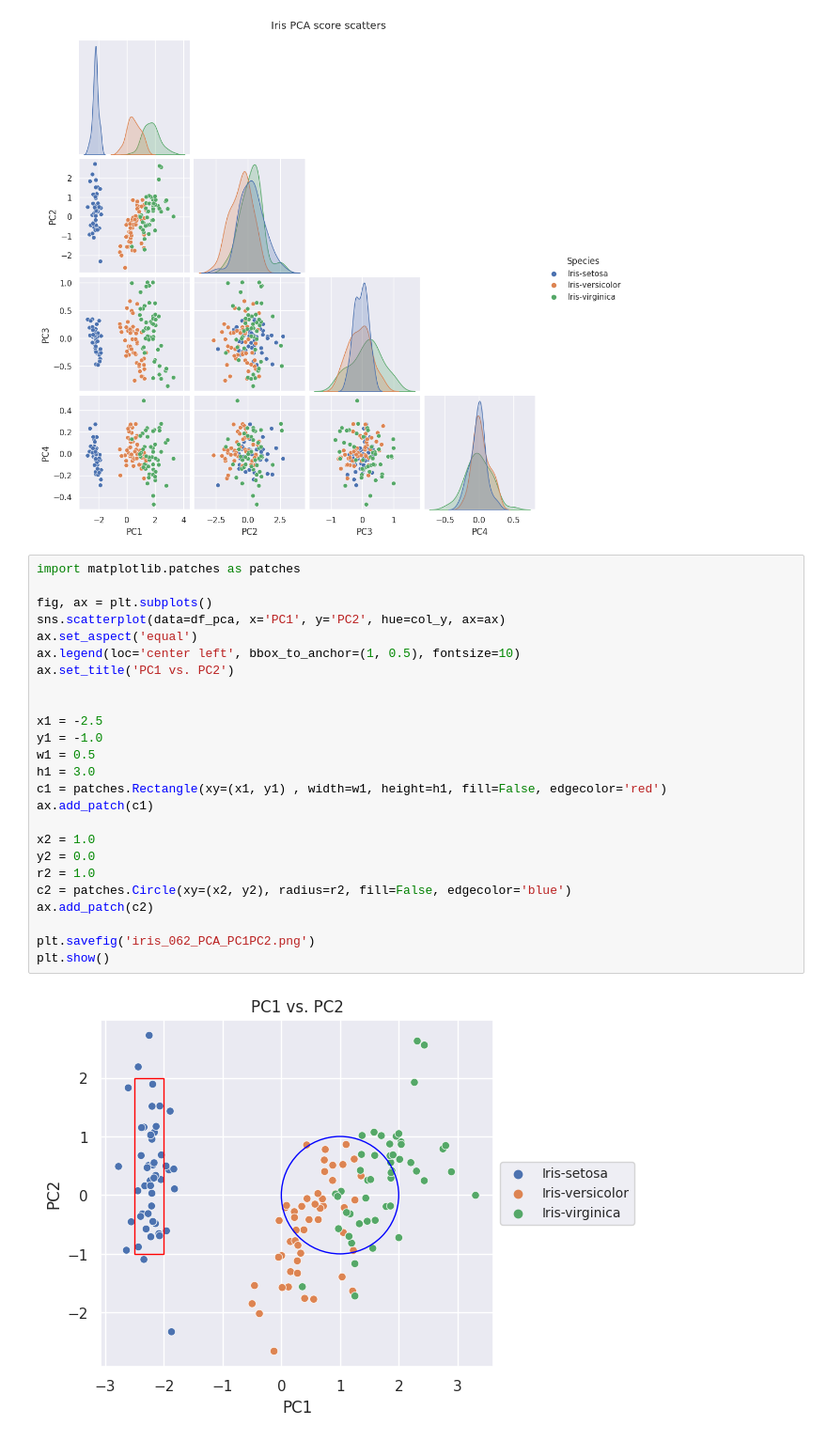
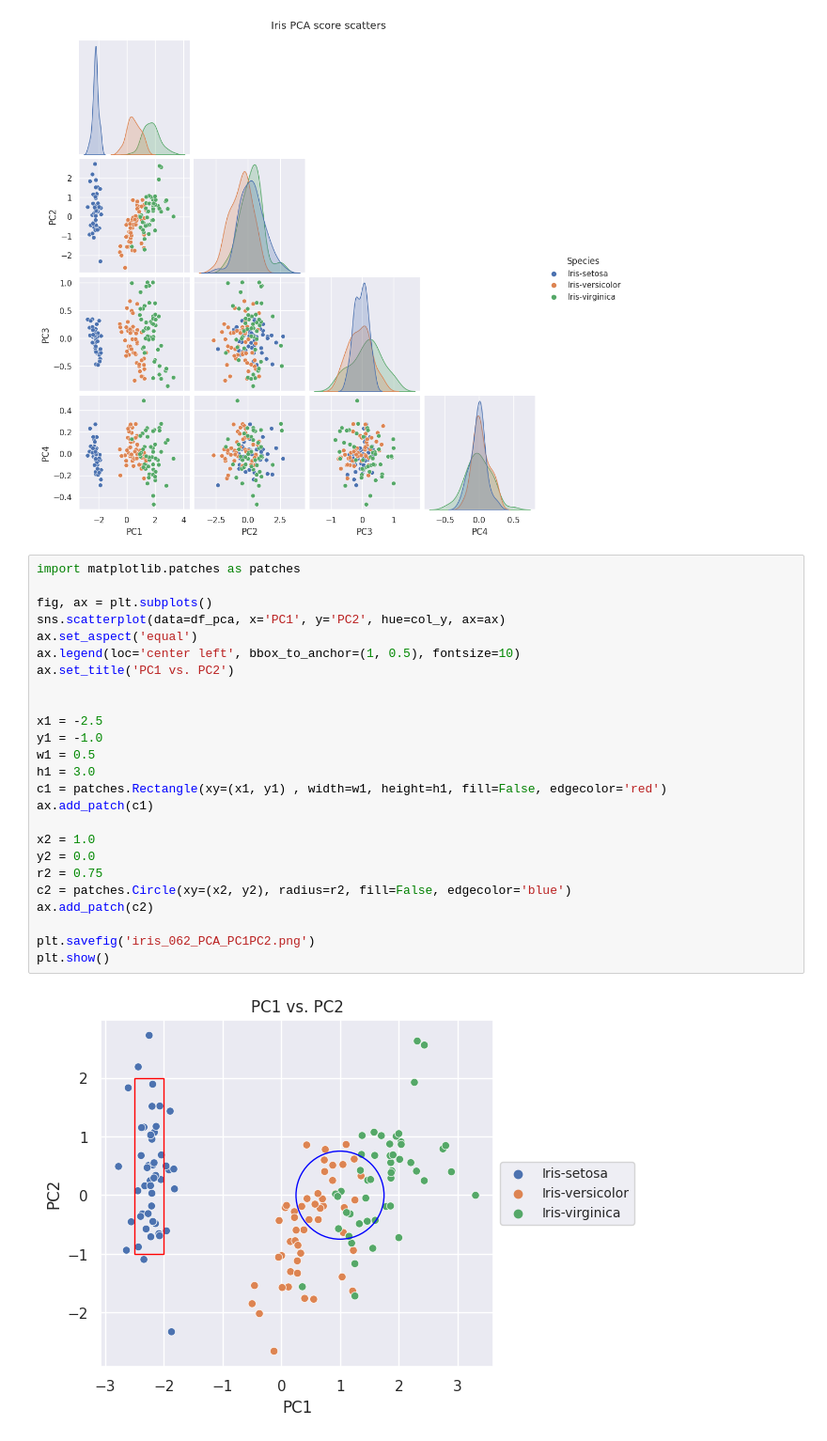
Before and after one commit to bitwalk123/MyNotebook, a Jupyter notebook: iris_PCA_py_06_SHAP.ipynb, the cells around one changed output. Shown: that part at 94% size. Cells and saved outputs as stored; diff of their text form.

```diff
--- a/iris_PCA_py_06_SHAP.ipynb
+++ b/iris_PCA_py_06_SHAP.ipynb
@@ -62,28 +62,28 @@ plt.show()
 # %%
 import matplotlib.patches as patches
 
 fig, ax = plt.subplots()
 sns.scatterplot(data=df_pca, x='PC1', y='PC2', hue=col_y, ax=ax)
 ax.set_aspect('equal')
 ax.legend(loc='center left', bbox_to_anchor=(1, 0.5), fontsize=10)
 ax.set_title('PC1 vs. PC2')
 
 
 x1 = -2.5
 y1 = -1.0
 w1 = 0.5
 h1 = 3.0
 c1 = patches.Rectangle(xy=(x1, y1) , width=w1, height=h1, fill=False, edgecolor='red')
 ax.add_patch(c1)
 
 x2 = 1.0
 y2 = 0.0
-r2 = 1.0
+r2 = 0.75
 c2 = patches.Circle(xy=(x2, y2), radius=r2, fill=False, edgecolor='blue')
 ax.add_patch(c2)
 
 plt.savefig('iris_062_PCA_PC1PC2.png')
 plt.show()
 # %% [output]
-[figure, old version]
+[figure, new version]
 # %%
```
Also changed, not shown: parts of 3 cells of this notebook, 2 other files.
